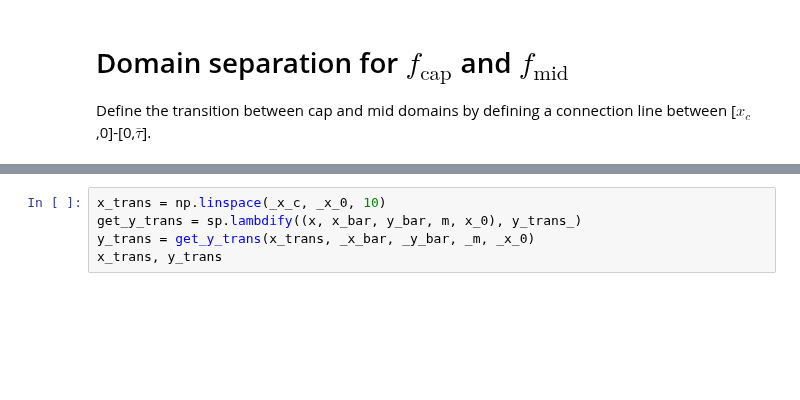
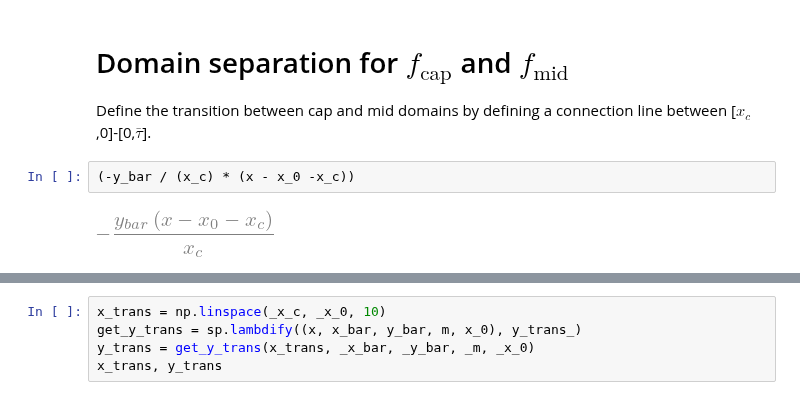
Before and after one commit to bmcs-group/bmcs_matmod, a Jupyter notebook: notebooks/slide/prototyping/f_smooth_double_cap.ipynb, the cells around one changed output, grey strips where cells are left out. Saved outputs shown, nothing was run; the diff lists cells and outputs as text; blank space fills up the shorter version.

```diff
--- a/notebooks/slide/prototyping/f_smooth_double_cap.ipynb
+++ b/notebooks/slide/prototyping/f_smooth_double_cap.ipynb
@@ -161,6 +161,10 @@ _x_c
 
 Define the transition between cap and mid domains by defining a connection
 line between [$x_c$,0]-[0,$\bar{\tau}$].
+# %%
+(-y_bar / (x_c) * (x - x_0 -x_c))
+# %% [output]
+[figure, added]
 # %%
 y_trans_ = (-y_bar / (x_c) * (x - x_0 -x_c)).subs(x_c, x_c_)
 f_cap_domain_ = sp.sign(x_bar-x_0) * sp.sign(-m) * (sp.Abs(y) - y_trans_)  > 0
```
Also changed, not shown: parts of 1 cell of this notebook, 10 other files.
